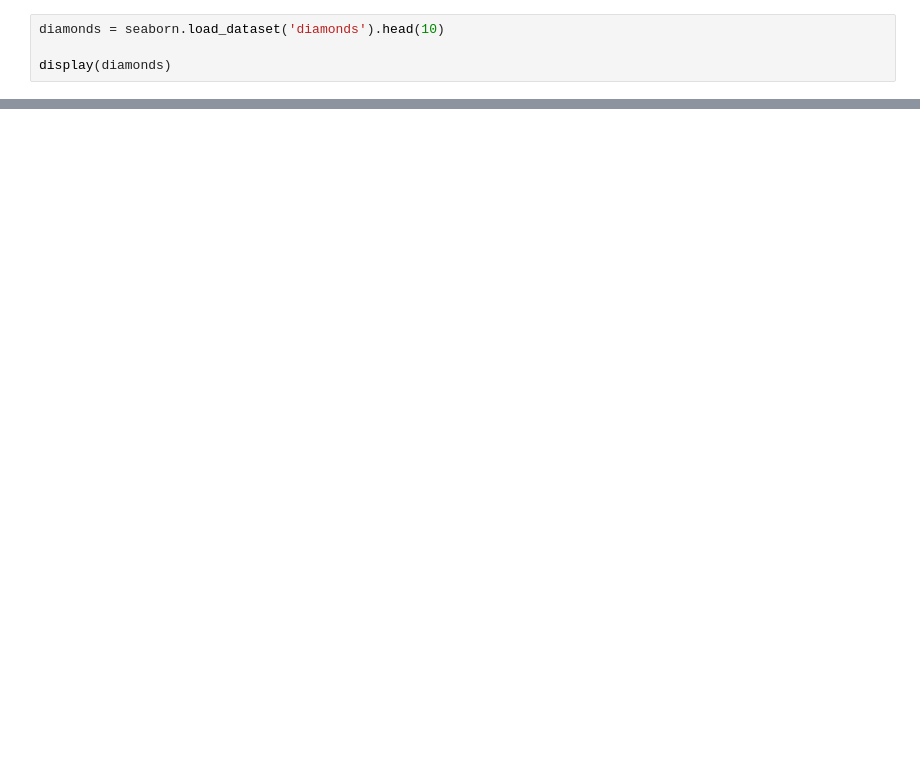
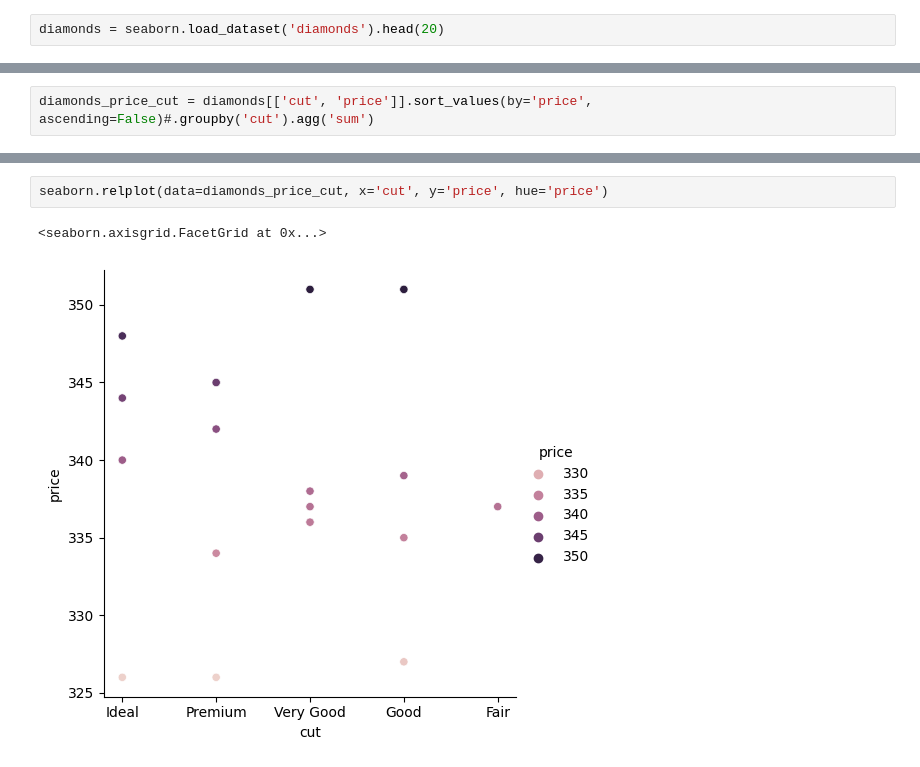
Before and after one commit to freirefellipe/ebac, a Jupyter notebook: MOD14-resolvido.ipynb, the cells around one changed output, grey strips where cells are left out. Drawn from its saved outputs; the diff is of its cells as text; blank space fills up the shorter version.

```diff
--- a/MOD14-resolvido.ipynb
+++ b/MOD14-resolvido.ipynb
@@ -5,4 +7,2 @@ import seaborn
 # %%
-diamonds = seaborn.load_dataset('diamonds').head(10)
-
-display(diamonds)
+diamonds = seaborn.load_dataset('diamonds').head(20)
@@ -22,0 +29,2 @@ diamonds[['price', 'cut']]
+# %%
+diamonds_price_cut = diamonds[['cut', 'price']].sort_values(by='price', ascending=False)#.groupby('cut').agg('sum')
@@ -22,0 +51,5 @@ diamonds[['price', 'cut']]
+# %%
+seaborn.relplot(data=diamonds_price_cut, x='cut', y='price', hue='price')
+# %% [output]
+<seaborn.axisgrid.FacetGrid at 0x...>
+[figure, added]
```
Also changed, not shown: parts of 5 cells of this notebook.
